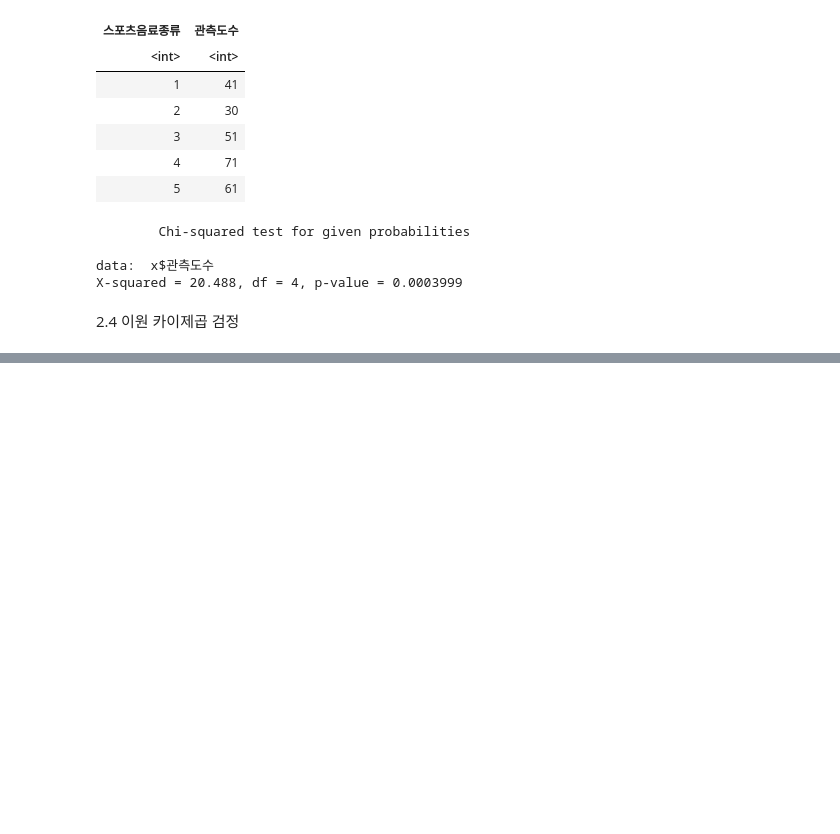
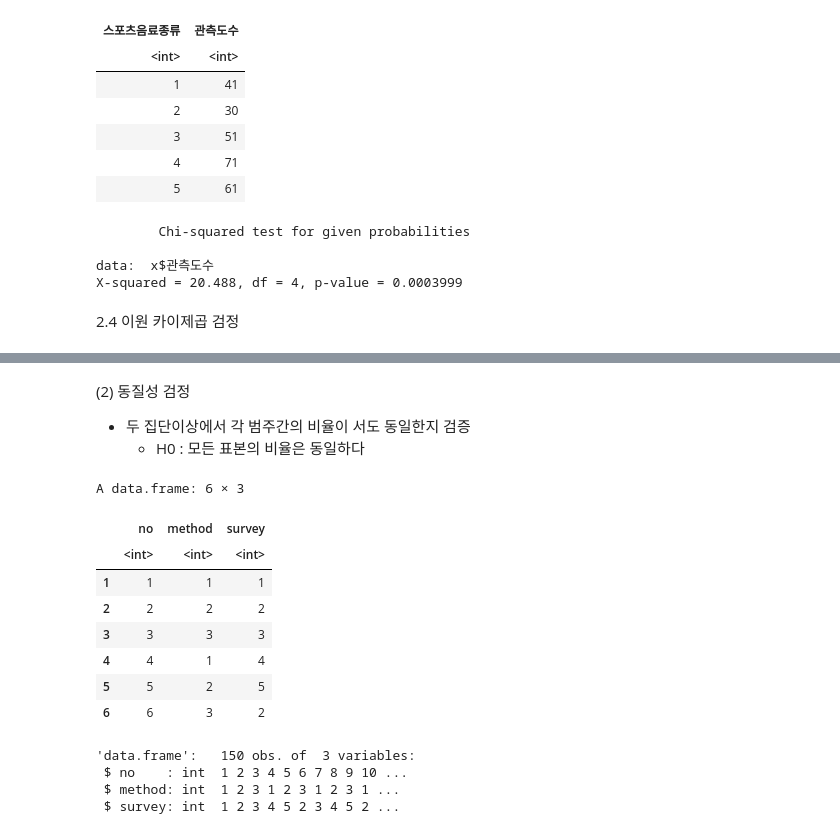
Before and after one commit to gyujin0450/RPRG_PARTIII, a Jupyter notebook: p390_교차분석.ipynb, the cells around one changed output, grey strips where cells are left out. Cells and saved outputs as stored; diff of their text form; code cells hidden in the pictures; blank space fills up the shorter version.

```diff
--- a/p390_교차분석.ipynb
+++ b/p390_교차분석.ipynb
@@ -187,0 +238,25 @@ X-squared = 20.488, df = 4, p-value = 0.0003999
+# %% [markdown]
+(2) 동질성 검정
+- 두 집단이상에서 각 범주간의 비율이 서도 동일한지 검증
+  * H0 : 모든 표본의 비율은 동일하다
+# %%
+# 1) 데이터 가져와 분석 데이터 만들기
+data <- read.csv("https://raw.githubusercontent.com/gyujin0450/RPRG_PARTIII/main/data03/homogenity.csv")
+head(data)
+# %% [output]
+A data.frame: 6 × 3
+|  | no | method | survey |
+|  | <int> | <int> | <int> |
+| 1 | 1 | 1 | 1 |
+| 2 | 2 | 2 | 2 |
+| 3 | 3 | 3 | 3 |
+| 4 | 4 | 1 | 4 |
+| 5 | 5 | 2 | 5 |
+| 6 | 6 | 3 | 2 |
+# %%
+str(data)
+# %% [output]
+'data.frame':   150 obs. of  3 variables:
+ $ no    : int  1 2 3 4 5 6 7 8 9 10 ...
+ $ method: int  1 2 3 1 2 3 1 2 3 1 ...
+ $ survey: int  1 2 3 4 5 2 3 4 5 2 ...
```
Also changed, not shown: parts of 16 cells of this notebook.
